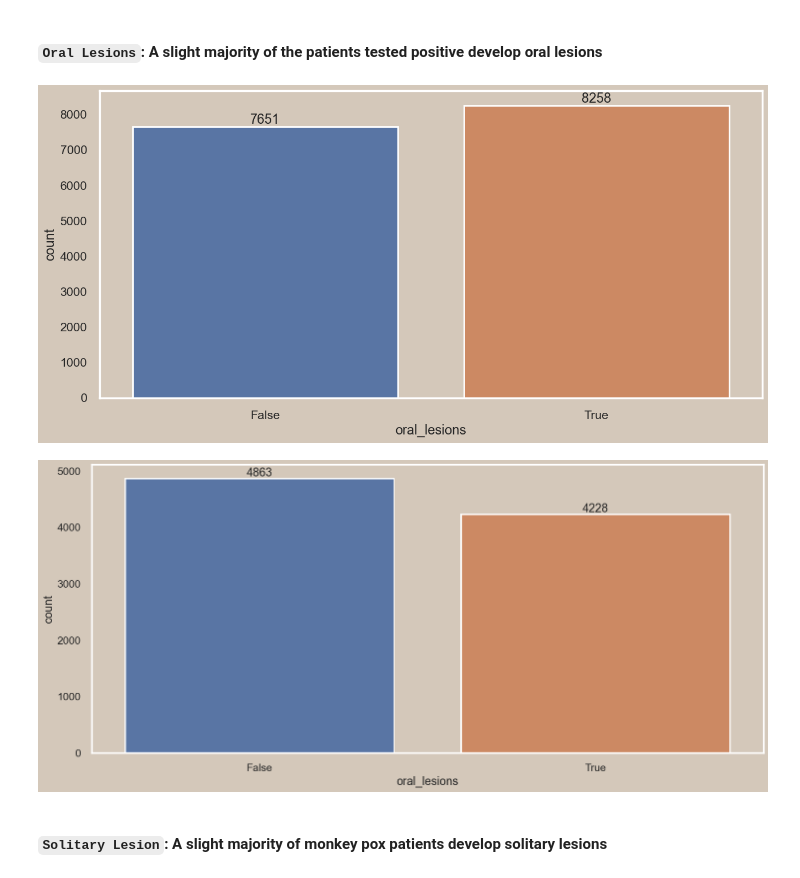
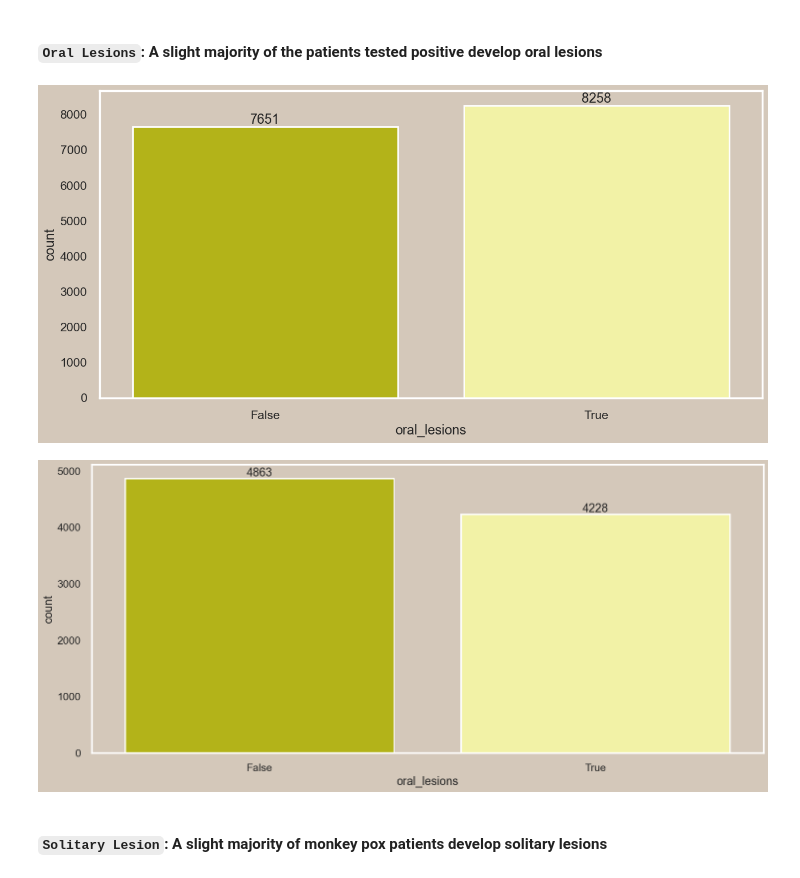
Before and after one commit to OliverEves/final_bootcamp_project, a Jupyter notebook: notebooks/data_exploration.ipynb, the cells around one changed output. Drawn from its saved outputs; the diff is of its cells as text; code cells hidden in the pictures.

```diff
--- a/notebooks/data_exploration.ipynb
+++ b/notebooks/data_exploration.ipynb
@@ -179,22 +182,23 @@ plt.show()
 # %% [markdown]
 #### `Oral Lesions`: A slight majority of the patients tested positive develop oral lesions
 # %%
+palette = ['#cccc00', '#ffff99']
 fig, ax = plt.subplots(figsize=(15,7))
-sx = sns.countplot(x='oral_lesions', data=positive)
+sx = sns.countplot(x='oral_lesions', data=positive, palette=palette)
 sx.grid(axis='y')
 sx.bar_label(sx.containers[0], label_type='edge')
 plt.savefig("../plots/oral_lesions_pos.png", dpi=300)
 
 fig, ax = plt.subplots(figsize=(15,7))
-sx = sns.countplot(x='oral_lesions', data=negative)
+sx = sns.countplot(x='oral_lesions', data=negative, palette=palette)
 sx.grid(axis='y')
 sx.bar_label(sx.containers[0], label_type='edge')
 plt.tight_layout()
 plt.savefig("../plots/oral_lesions_neg.png", dpi=300)
 plt.show()
 # %% [output]
-[figure, old version]
+[figure, new version]
-[figure, old version]
+[figure, new version]
 # %% [markdown]
 #### `Solitary Lesion`: A slight majority of monkey pox patients develop solitary lesions
 # %%
```
Also changed, not shown: parts of 7 cells of this notebook, 17 other files.
